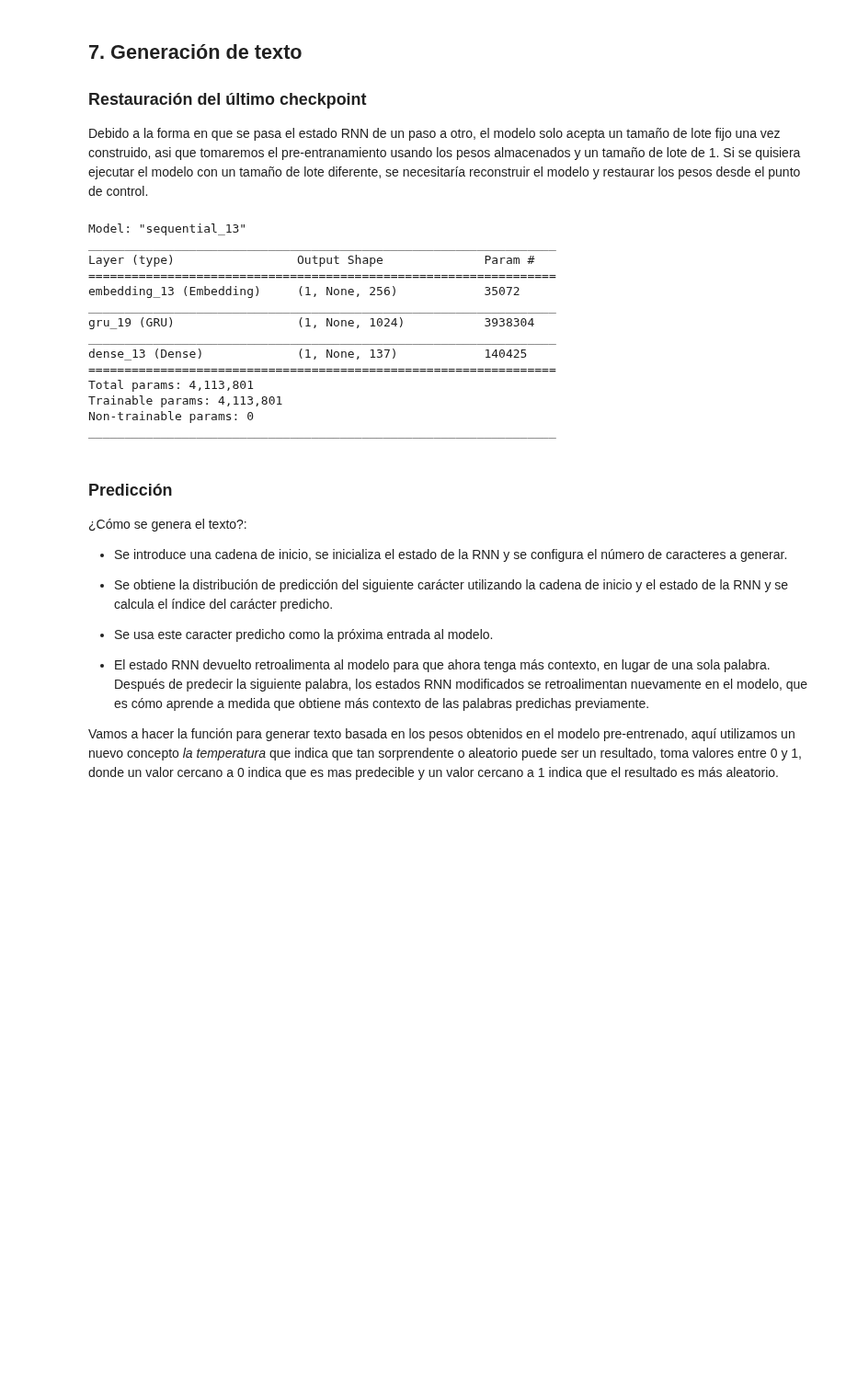
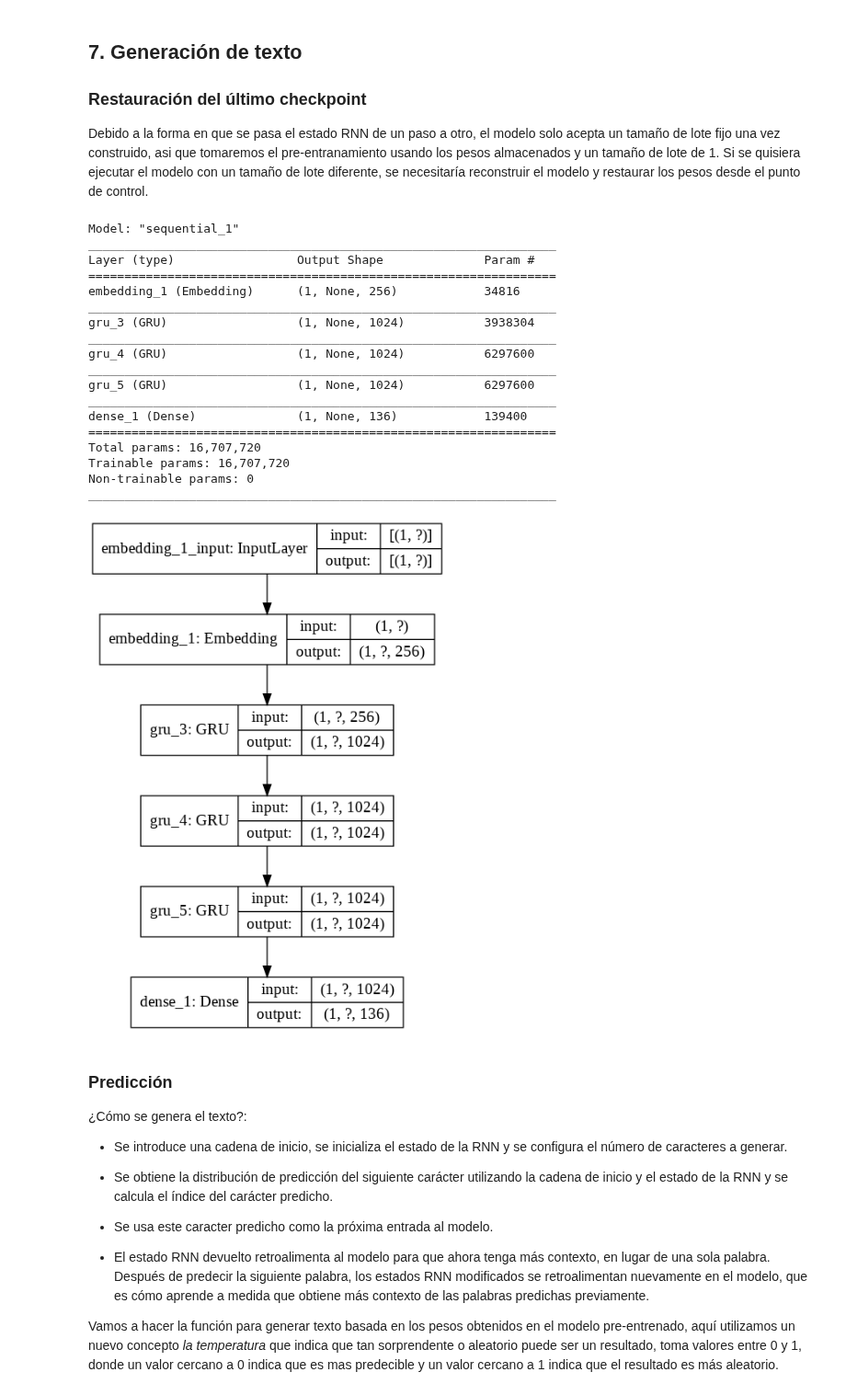
Before and after one commit to JuliethLopez/chatbot_simpsons, a Jupyter notebook: Generador de texto.ipynb, the cells around one changed output. Shown at 92% size. Cells and saved outputs as stored; diff of their text form; code cells hidden in the pictures; blank space fills up the shorter version.

```diff
--- a/Generador de texto.ipynb
+++ b/Generador de texto.ipynb
@@ -26,7 +27,7 @@ La base de datos fue tomada del conjunto de bases de datos __The Simpsons by the
 Descargamos el archivo en formato XLSX y lo transformamos a formato TXT, no descargamos los datos en formato CSV porque aparecián caracteres no imprimibles (¦ â € Ã ©).
 # %%
 #datos
-text = open('./Datos/simpsons_script_lines.txt', 'rb').read().decode(encoding='utf-8')
+text = open('simpsons_script_lines.txt', 'rb').read().decode(encoding='utf-8')
 # %%
 #primeros 200 caracteres
 print(text[:250])
@@ -271,6 +272,16 @@ def build_model(vocab_size, embedding_dim, rnn_units, batch_size):
   model = tf.keras.Sequential([
     tf.keras.layers.Embedding(vocab_size, embedding_dim,
                               batch_input_shape=[batch_size, None]),
+    tf.keras.layers.GRU(rnn_units,
+                        return_sequences=True, #regresa toda las secuencias
+                        stateful=True, #cuando se pasa de un batch a otro, no se inicializan las capas intermedias
+                        recurrent_initializer='glorot_uniform',
+                        dropout=0.5), #forma de inicialización del estado recurrente
+    tf.keras.layers.GRU(rnn_units,
+                        return_sequences=True, #regresa toda las secuencias
+                        stateful=True, #cuando se pasa de un batch a otro, no se inicializan las capas intermedias
+                        recurrent_initializer='glorot_uniform',
+                        dropout=0.5), #forma de inicialización del estado recurrente
     tf.keras.layers.GRU(rnn_units,
                         return_sequences=True, #regresa toda las secuencias
                         stateful=True, #cuando se pasa de un batch a otro, no se inicializan las capas intermedias
@@ -349,23 +363,30 @@ model.load_weights(tf.train.latest_checkpoint(checkpoint_dir))
 
 #reconstruimos el modelo
 model.build(tf.TensorShape([1, None]))
-# %%
-model.summary()
-# %% [output]
-Model: "sequential_13"
-_________________________________________________________________
-Layer (type)                 Output Shape              Param #
-=================================================================
-embedding_13 (Embedding)     (1, None, 256)            35072
-_________________________________________________________________
-gru_19 (GRU)                 (1, None, 1024)           3938304
-_________________________________________________________________
-dense_13 (Dense)             (1, None, 137)            140425
-=================================================================
-Total params: 4,113,801
-Trainable params: 4,113,801
-Non-trainable params: 0
-_________________________________________________________________
+# %%
+model.summary()
+img_path = 'Imagenes'
+plot_model(model, to_file=img_path +'mlp-mnist.png', show_shapes=True)
+# %% [output]
+Model: "sequential_1"
+_________________________________________________________________
+Layer (type)                 Output Shape              Param #
+=================================================================
+embedding_1 (Embedding)      (1, None, 256)            34816
+_________________________________________________________________
+gru_3 (GRU)                  (1, None, 1024)           3938304
+_________________________________________________________________
+gru_4 (GRU)                  (1, None, 1024)           6297600
+_________________________________________________________________
+gru_5 (GRU)                  (1, None, 1024)           6297600
+_________________________________________________________________
+dense_1 (Dense)              (1, None, 136)            139400
+=================================================================
+Total params: 16,707,720
+Trainable params: 16,707,720
+Non-trainable params: 0
+_________________________________________________________________
+[figure, added]
 # %% [markdown]
 ### Predicción
 
```
Also changed, not shown: parts of 20 cells of this notebook.
